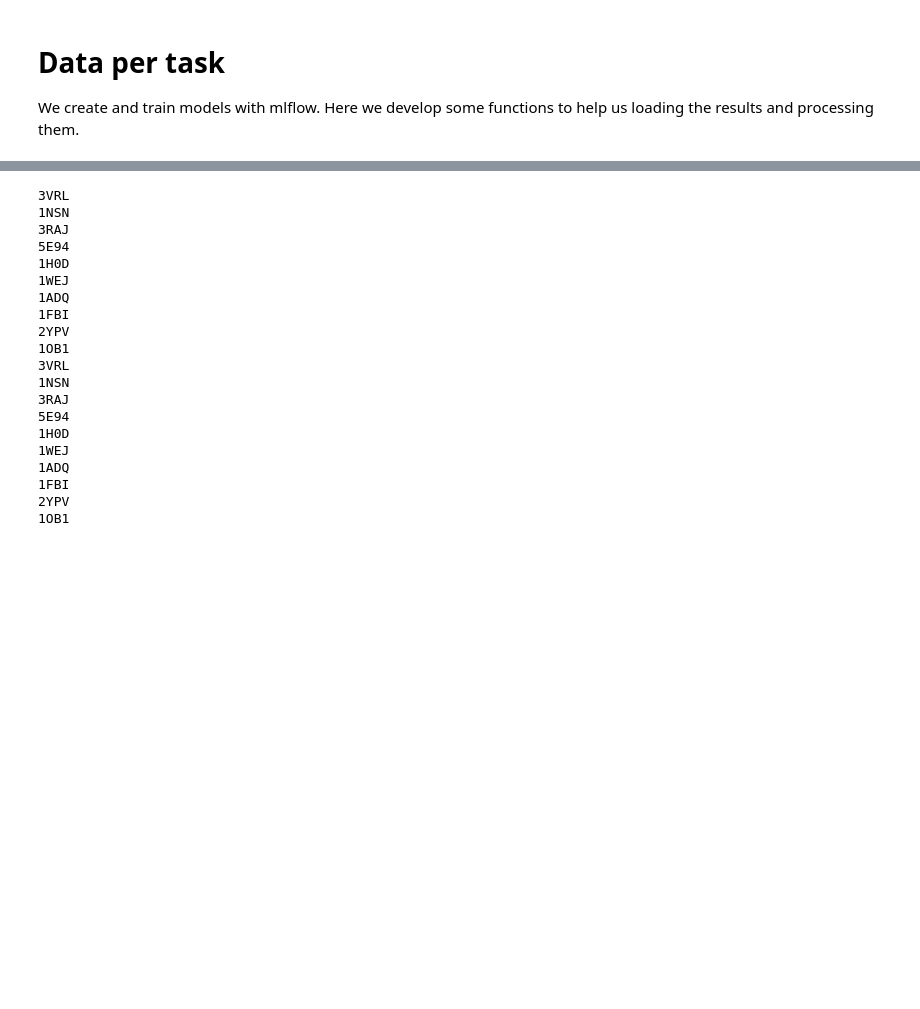
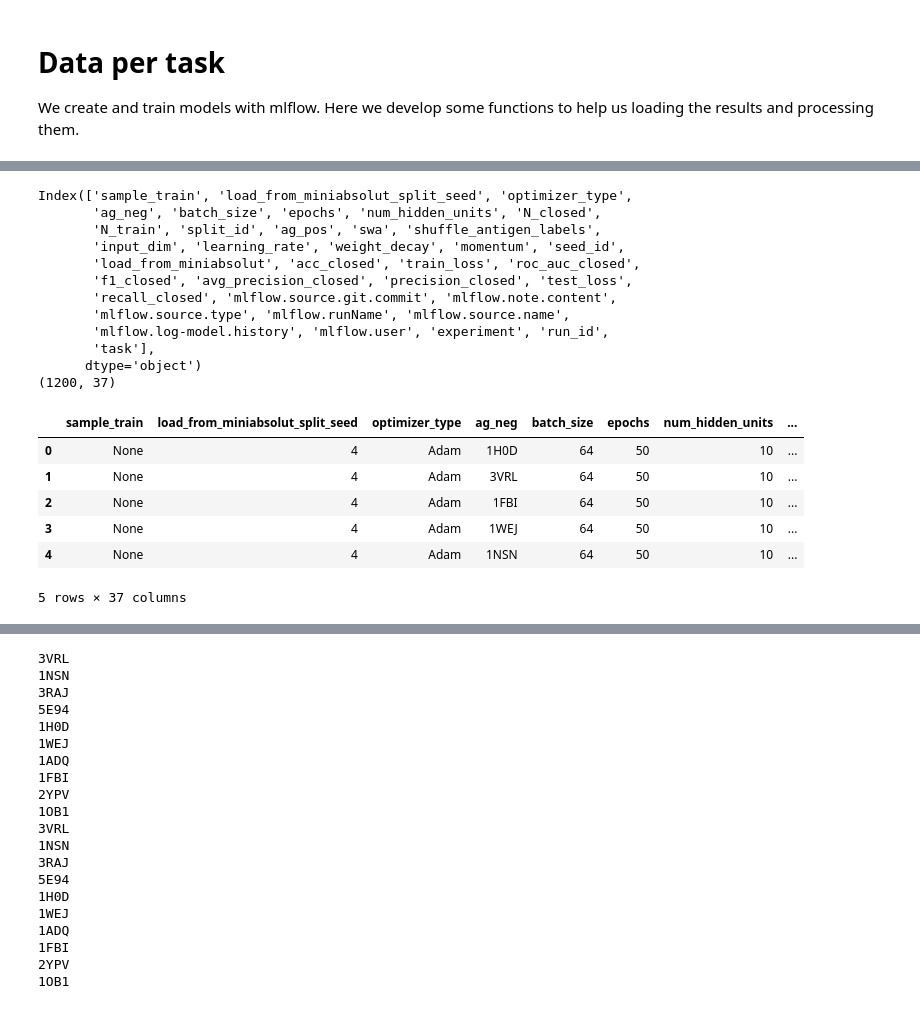
Before and after one commit to csi-greifflab/negative-class-optimization, a Jupyter notebook: notebooks/02b_TaskData.ipynb, the cells around one changed output, grey strips where cells are left out. Drawn from its saved outputs; the diff is of its cells as text; code cells hidden in the pictures; blank space fills up the shorter version.

```diff
--- a/notebooks/02b_TaskData.ipynb
+++ b/notebooks/02b_TaskData.ipynb
@@ -24,0 +27,19 @@ from NegativeClassOptimization import datasets, pipelines, visualisations
+# %%
+experiment_ids = ["11", "13", "14"]
+df = utils.MLFlowTaskAPI.mlflow_results_as_dataframe(experiment_ids, run_name="dev-v0.1.2-3-with-replicates")
+tasks = []
+for i, row in df.iterrows():
+    exp: str = row["experiment"]
+    ag_neg: str = row["ag_neg"]
+    if exp == "11":
+        tasks.append("1v1")
+    elif exp == "13":
+        tasks.append("1v9")
+    elif exp == "14":
+        if ag_neg.split("_")[1] == "looser":
+            tasks.append("high_vs_looser")
+        elif ag_neg.split("_")[1] == "95low":
+            tasks.append("high_vs_95low")
+    else:
+        raise ValueError(f"Experiment {exp} not recognized.")
+df["task"] = tasks
@@ -24,0 +57,24 @@ from NegativeClassOptimization import datasets, pipelines, visualisations
+# %%
+print(df.columns)
+print(df.shape)
+df.head()
+# %% [output]
+Index(['sample_train', 'load_from_miniabsolut_split_seed', 'optimizer_type',
+       'ag_neg', 'batch_size', 'epochs', 'num_hidden_units', 'N_closed',
+       'N_train', 'split_id', 'ag_pos', 'swa', 'shuffle_antigen_labels',
+       'input_dim', 'learning_rate', 'weight_decay', 'momentum', 'seed_id',
+       'load_from_miniabsolut', 'acc_closed', 'train_loss', 'roc_auc_closed',
+       'f1_closed', 'avg_precision_closed', 'precision_closed', 'test_loss',
+       'recall_closed', 'mlflow.source.git.commit', 'mlflow.note.content',
+       'mlflow.source.type', 'mlflow.runName', 'mlflow.source.name',
+       'mlflow.log-model.history', 'mlflow.user', 'experiment', 'run_id',
+       'task'],
+      dtype='object')
+(1200, 37)
+|  | sample_train | load_from_miniabsolut_split_seed | optimizer_type | ag_neg | batch_size | epochs | num_hidden_units | ... |
+| 0 | None | 4 | Adam | 1H0D | 64 | 50 | 10 | ... |
+| 1 | None | 4 | Adam | 3VRL | 64 | 50 | 10 | ... |
+| 2 | None | 4 | Adam | 1FBI | 64 | 50 | 10 | ... |
+| 3 | None | 4 | Adam | 1WEJ | 64 | 50 | 10 | ... |
+| 4 | None | 4 | Adam | 1NSN | 64 | 50 | 10 | ... |
+5 rows × 37 columns
```
Also changed, not shown: parts of 12 cells of this notebook, 12 other files.
